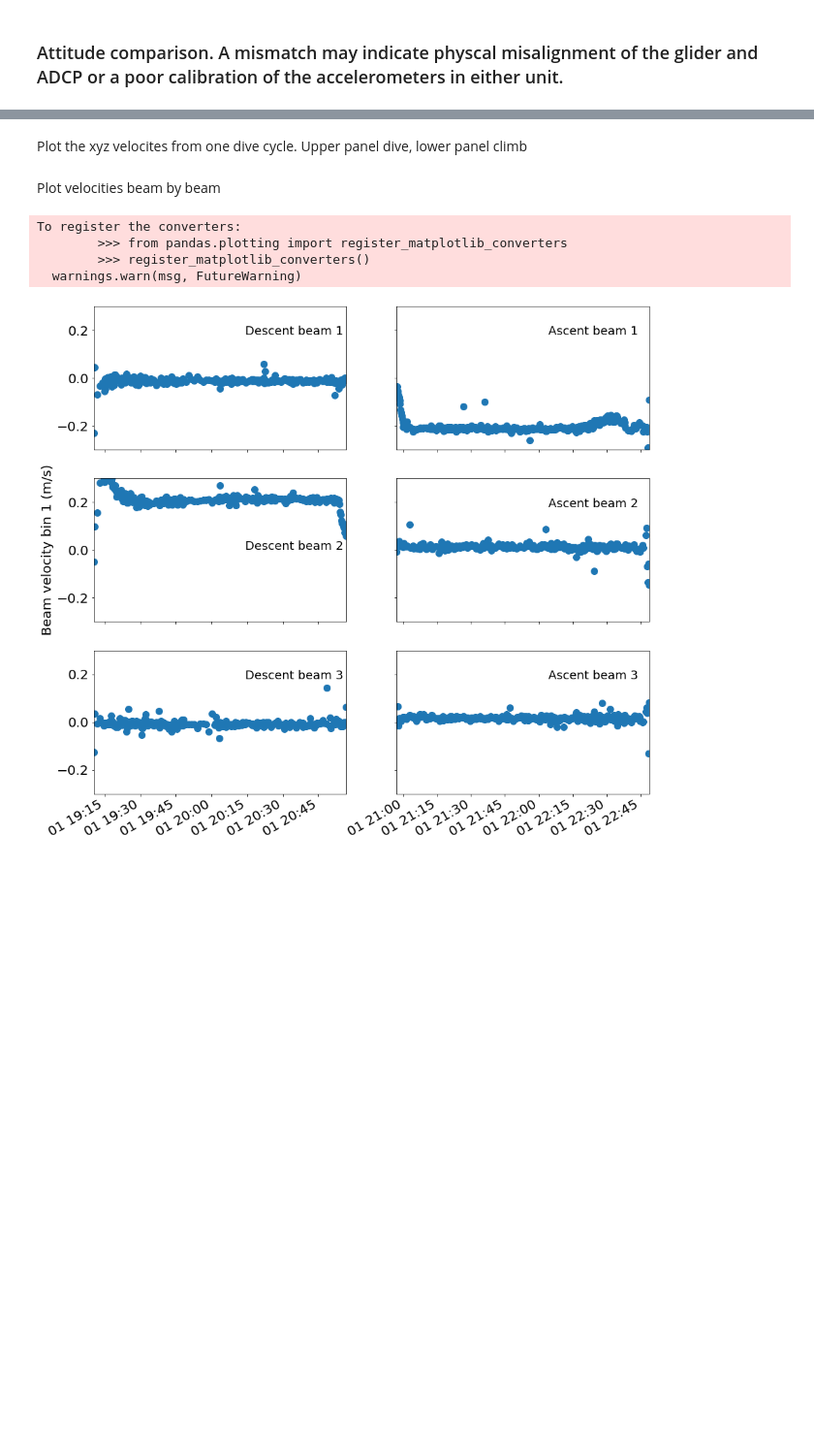
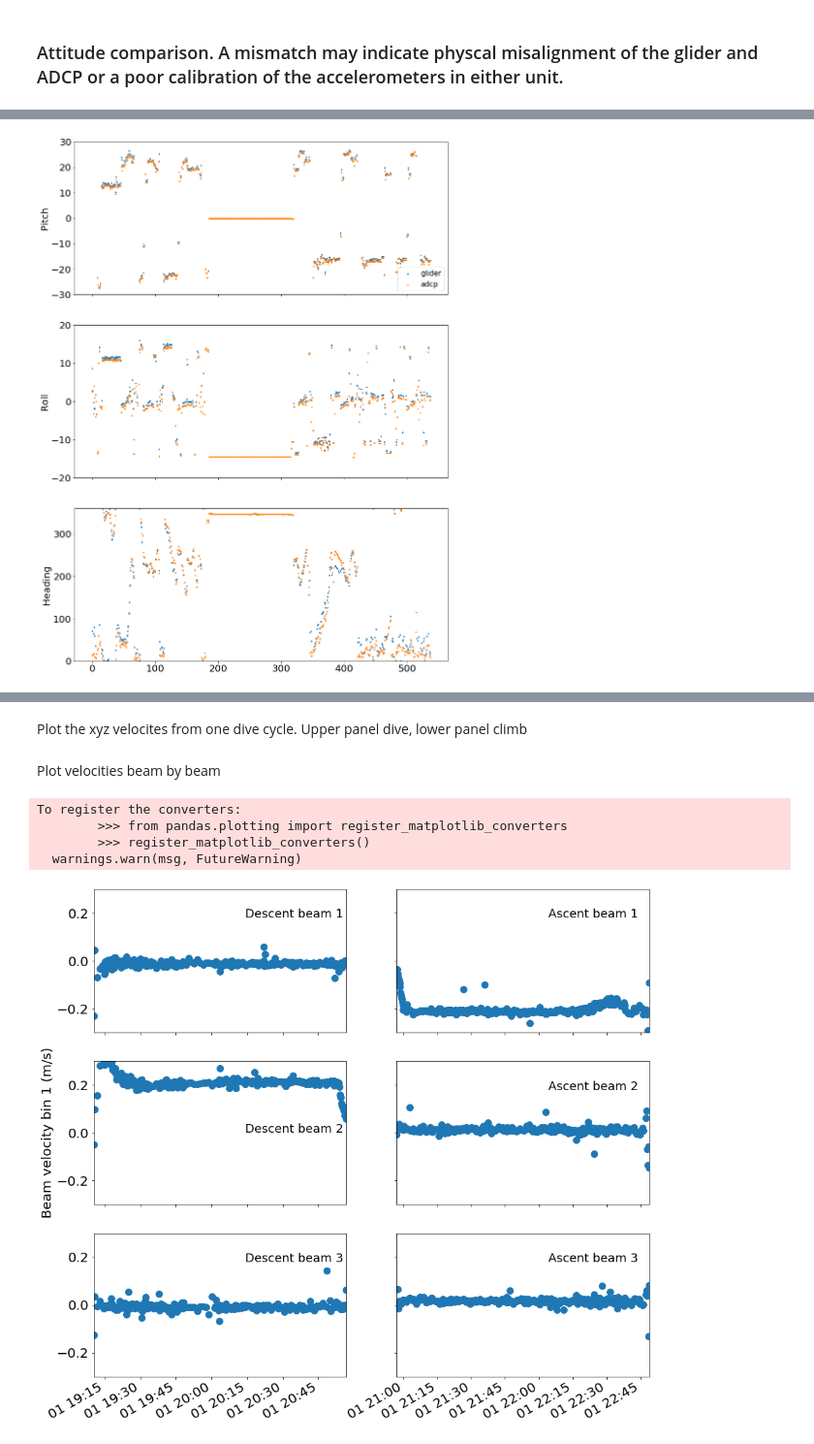
Before and after one commit to callumrollo/adcp-glider, a Jupyter notebook: notebooks/explore_data.ipynb, the cells around one changed output, grey strips where cells are left out. Shown at 97% size. Saved outputs shown, nothing was run; the diff lists cells and outputs as text; code cells hidden in the pictures; blank space fills up the shorter version.

```diff
--- a/notebooks/explore_data.ipynb
+++ b/notebooks/explore_data.ipynb
@@ -194,0 +285,3 @@ savefig('attitude_glider_vs_adcp')
+# %%
+adcp_df.index.name = "datetime"
+merge_df = pd.merge_asof(adcp_df, glider_df, left_on="datetime", right_on="glider_time", direction="nearest", tolerance=pd.Timedelta("2s"))
@@ -194,0 +308,19 @@ savefig('attitude_glider_vs_adcp')
+# %%
+p = np.arange(len(merge_df))
+# %%
+fig, ax = plt.subplots(3,1,figsize=(14,20), sharex=True)
+kw={'s': 5}
+ax = ax.ravel()
+ax[0].scatter(p, merge_df.pitch, label='glider', **kw)
+ax[0].scatter(p, merge_df.pitch_ad, label='adcp', **kw)
+ax[0].set( ylim=[-30,30], ylabel='Pitch')
+ax[1].scatter(p, merge_df.roll, label='glider', **kw)
+ax[1].scatter(p, merge_df.roll_ad, label='adcp', **kw)
+ax[1].set(ylim=[-20,20], ylabel='Roll')
+ax[2].scatter(p, merge_df.heading, label='glider', **kw)
+ax[2].scatter(p, merge_df.heading_ad, label='adcp', **kw)
+ax[2].set(ylim=[0,360], ylabel='Heading')
+ax[0].legend();
+savefig('attitude_glider_vs_adcp')
+# %% [output]
+[figure, added]
```
Also changed, not shown: parts of 18 cells of this notebook, 2 other files.
